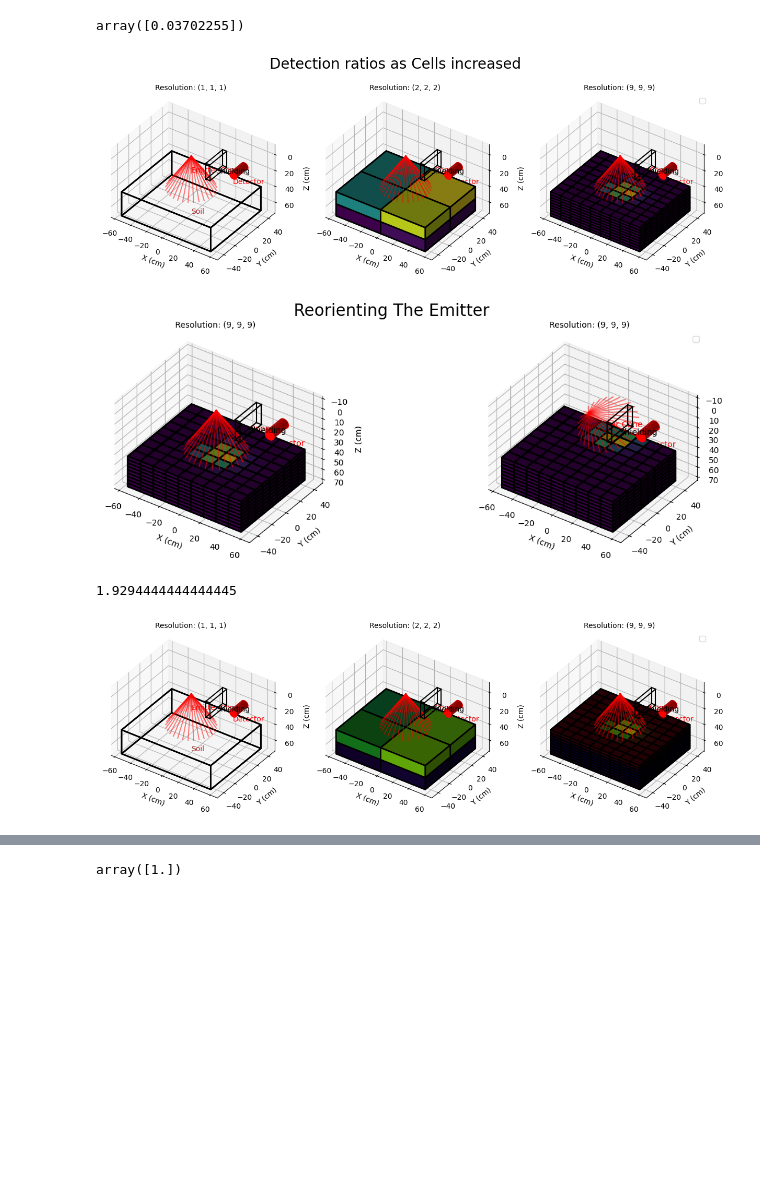
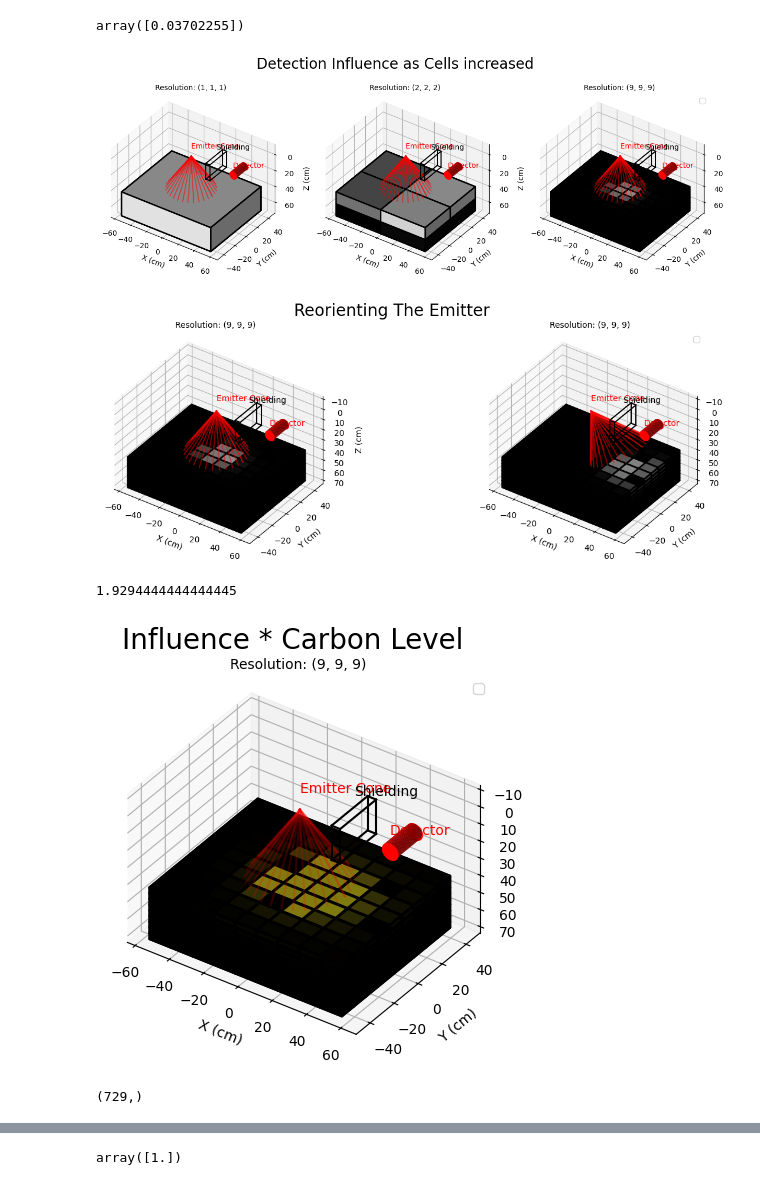
Before and after one commit to JoseACortes/USDASummer2025, a Jupyter notebook: Presentations/MCNP_Conf/Code/MCNPCode/depthmaps.ipynb, the cells around one changed output, grey strips where cells are left out. Drawn from its saved outputs; the diff is of its cells as text; code cells hidden in the pictures; blank space fills up the shorter version.

```diff
--- a/Presentations/MCNP_Conf/Code/MCNPCode/depthmaps.ipynb
+++ b/Presentations/MCNP_Conf/Code/MCNPCode/depthmaps.ipynb
@@ -478,12 +478,16 @@ def cloud3(ax, filter_mask, midpoints, c=1, colors=None):
     cell_portion = np.array(cell_portions_df.iloc[c].cell_portions)
     min_portions = np.min(cell_portion)
     max_portions = np.max(cell_portion)
-    cell_portion = cell_portion- min_portions
-    cell_portion = cell_portion/(max_portions-min_portions)
+    if min_portions == max_portions:
+        min_portions = 0
+        max_portions = 1
+    else:
+        cell_portion = cell_portion- min_portions
+        cell_portion = cell_portion/(max_portions-min_portions)
     cell_portion = cell_portion.reshape(_shape)
     if np.array_equal(cell_portion, np.zeros_like(cell_portion)):
         cell_portion = np.ones_like(cell_portion)
-    cell_portion = plt.colormaps['viridis'](cell_portion)
+    cell_portion = plt.colormaps['gray'](cell_portion)
     cell_portion = cell_portion.reshape(_shape+[4])
 
 
@@ -604,11 +608,11 @@ c=2
 tripleview(axs[0], c=0)
 tripleview(axs[1], c=2)
 tripleview(axs[2], c=3)
-plt.suptitle(f'Detection ratios as Cells increased', fontsize=20)
+plt.suptitle(f'Detection Influence as Cells increased', fontsize=20)
 plt.savefig('../../Figures/MCNP/CellRatioMesh.png', dpi=300, bbox_inches='tight')
 plt.show()
 # %% [output]
-[figure, old version]
+[figure, new version]
 # %%
 # c = 1
 
@@ -691,7 +695,7 @@ def cloud3(ax, filter_mask, midpoints, c=1, colors=None):
     cell_portion = cell_portion.reshape(_shape)
     if np.array_equal(cell_portion, np.zeros_like(cell_portion)):
         cell_portion = np.ones_like(cell_portion)
-    cell_portion = plt.colormaps['viridis'](cell_portion)
+    cell_portion = plt.colormaps['gray'](cell_portion)
     cell_portion = cell_portion.reshape(_shape+[4])
 
 
@@ -810,12 +814,12 @@ c=2
 # fig.suptitle(f'Cell Portion of Total Heating for {filenames[c]}', fontsize=10)
 
 tripleview(axs[0], c=3, vec=(0.0, 0, 1.0))
-tripleview(axs[1], c=5, vec=(0.0, 1.0, 1.0))
+tripleview(axs[1], c=5, vec=(0.5, 0.0, .5))
 plt.suptitle(f'Reorienting The Emitter', fontsize=20)
 plt.savefig('../../Figures/MCNP/DetectorDirectiontoMeasuredDensity.png', dpi=300, bbox_inches='tight')
 plt.show()
 # %% [output]
-[figure, old version]
+[figure, new version]
 # %%
 (6946/60)/60
 # %% [output]
@@ -897,12 +901,17 @@ def cloud3(ax, filter_mask, midpoints, c=1, colors=None):
     cell_portion = np.array(cell_portions_df.iloc[c].cell_portions)
     min_portions = np.min(cell_portion)
     max_portions = np.max(cell_portion)
-    cell_portion = cell_portion- min_portions
+    if min_portions == max_portions:
+        min_portions = 0
+        max_portions = 1
+    else:
+        cell_portion = cell_portion- min_portions
+        cell_portion = cell_portion/(max_portions-min_portions)
     cell_portion = cell_portion/(max_portions-min_portions)
     cell_portion = cell_portion.reshape(_shape)
     if np.array_equal(cell_portion, np.zeros_like(cell_portion)):
         cell_portion = np.ones_like(cell_portion)
-    cell_portion = plt.colormaps['viridis'](cell_portion)
+    cell_portion = plt.colormaps['gray'](cell_portion)
     cell_portion = cell_portion.reshape(_shape+[4])
 
 
@@ -949,7 +958,7 @@ def cloud3(ax, filter_mask, midpoints, c=1, colors=None):
 soil_on_ax = lambda ax: pltt.plot_box(ax, -56, 56, -45, 45, 42, 42+30, color='brown', alpha=.5, label='Soil', zorder=1)
 
 
-fig, axs = plt.subplots(1, 3, subplot_kw={'projection': '3d'}, figsize=(5*3, 5*1))
+fig, axs = plt.subplots(1, 1, subplot_kw={'projection': '3d'}, figsize=(5*1, 5*1))
 
 # side
 
@@ -973,7 +982,7 @@ def tripleview(axs, c=1):
     filter_mask = (midpoints[:, 1]>-0.1).reshape(soil_res)
     # print(filter_mask.shape, soil_res)
     cloud3(ax0, filter_mask, midpoints, c=c,)
-    pltt.plot_cone(ax0, pos=(0, 0, 0), vec=(0.0, 0, 1.0), dir=np.degrees(np.cos(.95)), length=40, color='red', alpha=.5, label='Emitter Cone', zorder=2000)
+    pltt.plot_cone(ax0, pos=(0, 0, 0), vec=(0.0, 0, 1.0), dir=np.degrees(np.cos(.95)), length=40, color='red', alpha=.2, label='Emitter Cone', zorder=2000)
     pltt.plot_cylinder(ax0, base=(56, -5.0, -1.0), vec=(0.0, 20.3, 0.0), radius=4.5, height=20.3, color='red', alpha=1, label='Detector', zorder=200101)
     pltt.plot_box(ax0, 29, 34, -15, 15, -11, 9, color='black', alpha=1, zorder=200100, label='Shielding')
     pltt.extra(ax0)
@@ -995,37 +1004,44 @@ def tripleview(axs, c=1):
     # pltt.plot_cylinder(ax1, base=(56, -5.0, -1.0), vec=(0.0, 20.3, 0.0), radius=4.5, height=20.3, color='blue', alpha=1, label='Detector', zorder=200101)
     # pltt.plot_box(ax1, 29, 34, -15, 15, -11, 9, color='black', alpha=1, zorder=200100, label='Shielding')
     # pltt.extra(ax1)
     # ax1.view_init(elev=35, azim=-90+35,)
     # ax1.set_zticklabels([])
     # ax1.set_zticks([])
     # ax1.set_zlabel('')
     # ax1.set_aspect('equal')
 
     # # front
     # ax2 = axs[2]
     # ax2.set_title('Front View', fontsize=30)
     # soil_on_ax(ax2)
     # ax2.set_xlim([-60, 15])
     # filter_mask = (midpoints[:, 0]<20).reshape(soil_res)
     # cloud3(ax2, filter_mask, midpoints, c=c,)
     # pltt.plot_cone(ax2, pos=(0, 0, 0), vec=(0.0, 0, 1.0), dir=np.degrees(np.cos(.95)), length=40, color='blue', alpha=.5, label='Emitter Cone', zorder=2000)
     # pltt.plot_cylinder(ax2, base=(56, -5.0, -1.0), vec=(0.0, 20.3, 0.0), radius=4.5, height=20.3, color='blue', alpha=1, label='Detector', zorder=200101)
     # pltt.plot_box(ax2, 29, 34, -15, 15, -11, 9, color='black', alpha=1, zorder=200100, label='Shielding')
     # pltt.extra(ax2)
     # ax2.view_init(elev=0, azim=0,)
     # ax2.set_xticklabels([])
     # ax2.set_xticks([])
     # ax2.set_xlabel('')
     # ax2.set_aspect('equal')
 c=2
 # fig.suptitle(f'Cell Portion of Total Heating for {filenames[c]}', fontsize=10)
 
-tripleview(axs[0], c=0)
-tripleview(axs[1], c=2)
-tripleview(axs[2], c=3)
+# tripleview(axs[0], c=0)
+# tripleview(axs[1], c=2)
+tripleview(axs, c=3)
+plt.suptitle(f'Influence * Carbon Level', fontsize=20)
+plt.savefig('../../Figures/MCNP/InfluenceTimesCarbonLevel.png', dpi=300, bbox_inches='tight')
 plt.show()
+plt.show()
 # %% [output]
-[figure, old version]
+[figure, new version]
+# %%
+cell_portion.shape
+# %% [output]
+(729,)
 # %%
 cell_portions_df
 # %% [output]
```
Also changed, not shown: parts of 4 cells of this notebook, 19 other files.
